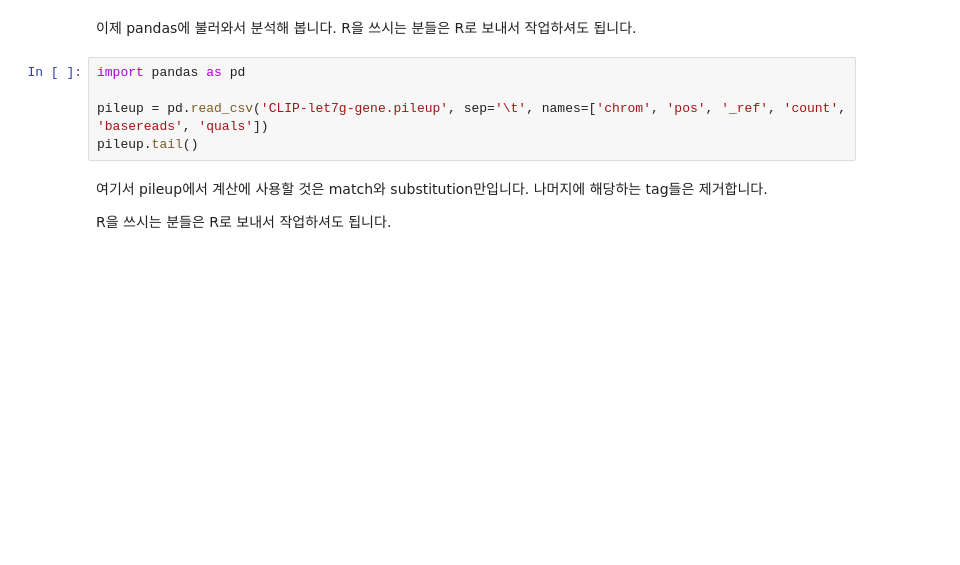
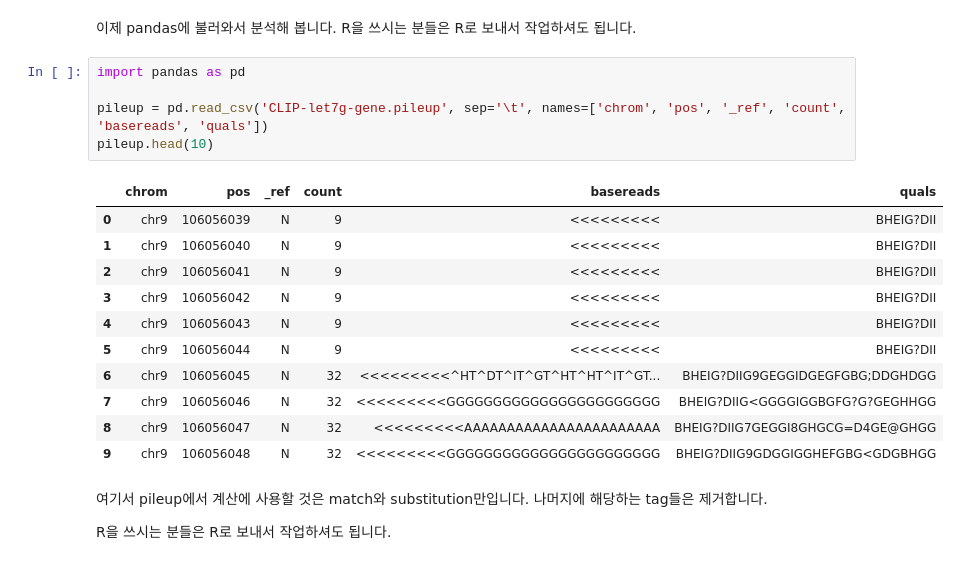
Before and after one commit to young5454/SNU-BI1, a Jupyter notebook: CoLab_TermProj_2024_3.ipynb, the cells around one changed output. Drawn from its saved outputs; the diff is of its cells as text; blank space fills up the shorter version.

```diff
--- a/CoLab_TermProj_2024_3.ipynb
+++ b/CoLab_TermProj_2024_3.ipynb
@@ -146,8 +165,20 @@ Mirlet7g는 100bp도 안 되는 짧은 gene인데 `mpileup` 결과는 엄청 길
 # %%
 import pandas as pd
 
 pileup = pd.read_csv('CLIP-let7g-gene.pileup', sep='\t', names=['chrom', 'pos', '_ref', 'count', 'basereads', 'quals'])
-pileup.tail()
+pileup.head(10)
+# %% [output]
+|  | chrom | pos | _ref | count | basereads | quals |
+| 0 | chr9 | 106056039 | N | 9 | <<<<<<<<< | BHEIG?DII |
+| 1 | chr9 | 106056040 | N | 9 | <<<<<<<<< | BHEIG?DII |
+| 2 | chr9 | 106056041 | N | 9 | <<<<<<<<< | BHEIG?DII |
+| 3 | chr9 | 106056042 | N | 9 | <<<<<<<<< | BHEIG?DII |
+| 4 | chr9 | 106056043 | N | 9 | <<<<<<<<< | BHEIG?DII |
+| 5 | chr9 | 106056044 | N | 9 | <<<<<<<<< | BHEIG?DII |
+| 6 | chr9 | 106056045 | N | 32 | <<<<<<<<<^HT^DT^IT^GT^HT^HT^IT^GT... | BHEIG?DIIG9GEGGIDGEGFGBG;DDGHDGG |
+| 7 | chr9 | 106056046 | N | 32 | <<<<<<<<<GGGGGGGGGGGGGGGGGGGGGGG | BHEIG?DIIG<GGGGIGGBGFG?G?GEGHHGG |
+| 8 | chr9 | 106056047 | N | 32 | <<<<<<<<<AAAAAAAAAAAAAAAAAAAAAAA | BHEIG?DIIG7GEGGI8GHGCG=D4GE@GHGG |
+| 9 | chr9 | 106056048 | N | 32 | <<<<<<<<<GGGGGGGGGGGGGGGGGGGGGGG | BHEIG?DIIG9GDGGIGGHEFGBG<GDGBHGG |
 # %% [markdown]
 여기서 pileup에서 계산에 사용할 것은 match와 substitution만입니다. 나머지에 해당하는 tag들은 제거합니다.
 
```
Also changed, not shown: parts of 11 cells of this notebook, 1 other file.
